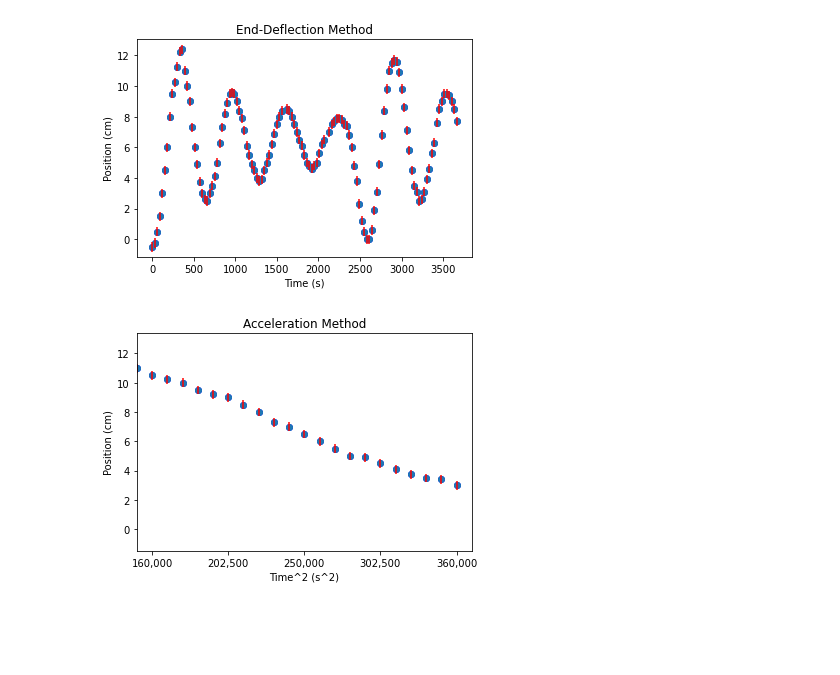
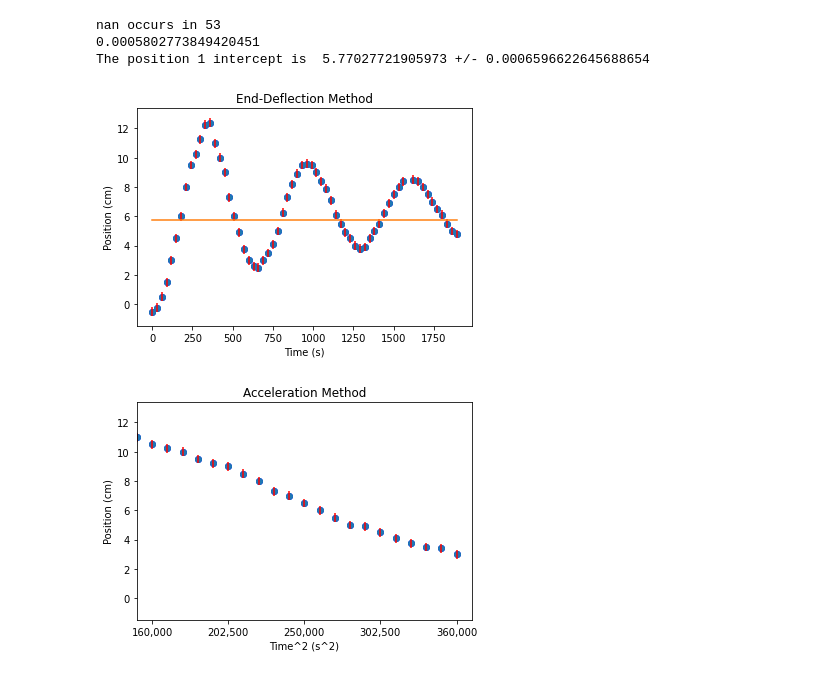
Before and after one commit to DennisHartmannCodes/Cavendeshaganza, a Jupyter notebook: Cavendish Analysis.ipynb, the cells around one changed output. Drawn from its saved outputs; the diff is of its cells as text; code cells hidden in the pictures; blank space fills up the shorter version.

```diff
--- a/Cavendish Analysis.ipynb
+++ b/Cavendish Analysis.ipynb
@@ -1,27 +1,44 @@
 # %%
 # importing module
 from pandas import *
 import matplotlib.pyplot as plt
 import numpy as np
 from scipy import stats
 
 # reading CSV file
-data = read_csv("End-Deflection run 1 whacky.csv")
+data = read_csv("Cavendeshaganza - End-Deflection run 1 whacky.csv")
 
 # converting column data to list
 times = data['t(s)'].tolist()
+times=times[:64]
+del times[53]
 Position = data['Position(cm)'].tolist()
+Position=Position[:64]
+del Position[53]
 Error = data['Error in Position (cm)'].tolist()
+Error=Error[:64]
+del Error[53]
+print("nan occurs in 53")
 
 # printing list data
 plt.scatter(times,Position, color='b')
 plt.errorbar(times, Position, yerr=Error, ecolor='r', fmt="o", barsabove="True")
 plt.title('End-Deflection Method')
 plt.xlabel('Time (s)')
 plt.ylabel('Position (cm)')
 plt.savefig('EndDeflectrun1.png')
+
+slope, s1, r_value, p_value, std_err = stats.linregress(times,Position)
+print(slope)
+print("The position 1 intercept is ",s1, "+/-",std_err)
+b=[s1] *63
+plt.plot(times,b)
+s1=s1/100
 # %% [output]
+nan occurs in 53
+0.0005802773849420451
+The position 1 intercept is  5.77027721905973 +/- 0.0006596622645688654
-[figure, old version]
+[figure, new version]
 # %%
 # reading CSV file
 data = read_csv("Cavendeshaganza - Accelration run 1.csv")
```
Also changed, not shown: parts of 1 cell of this notebook.
